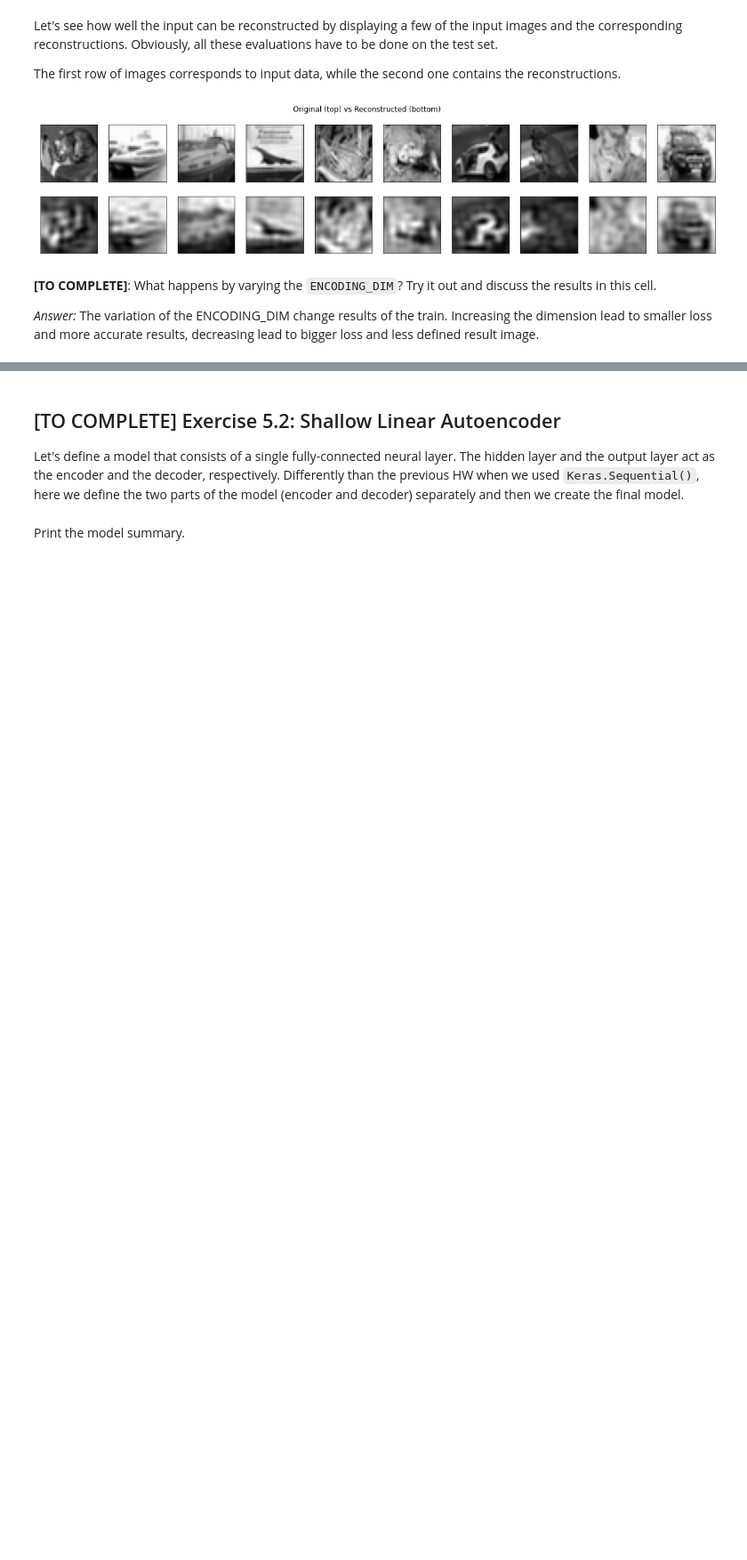
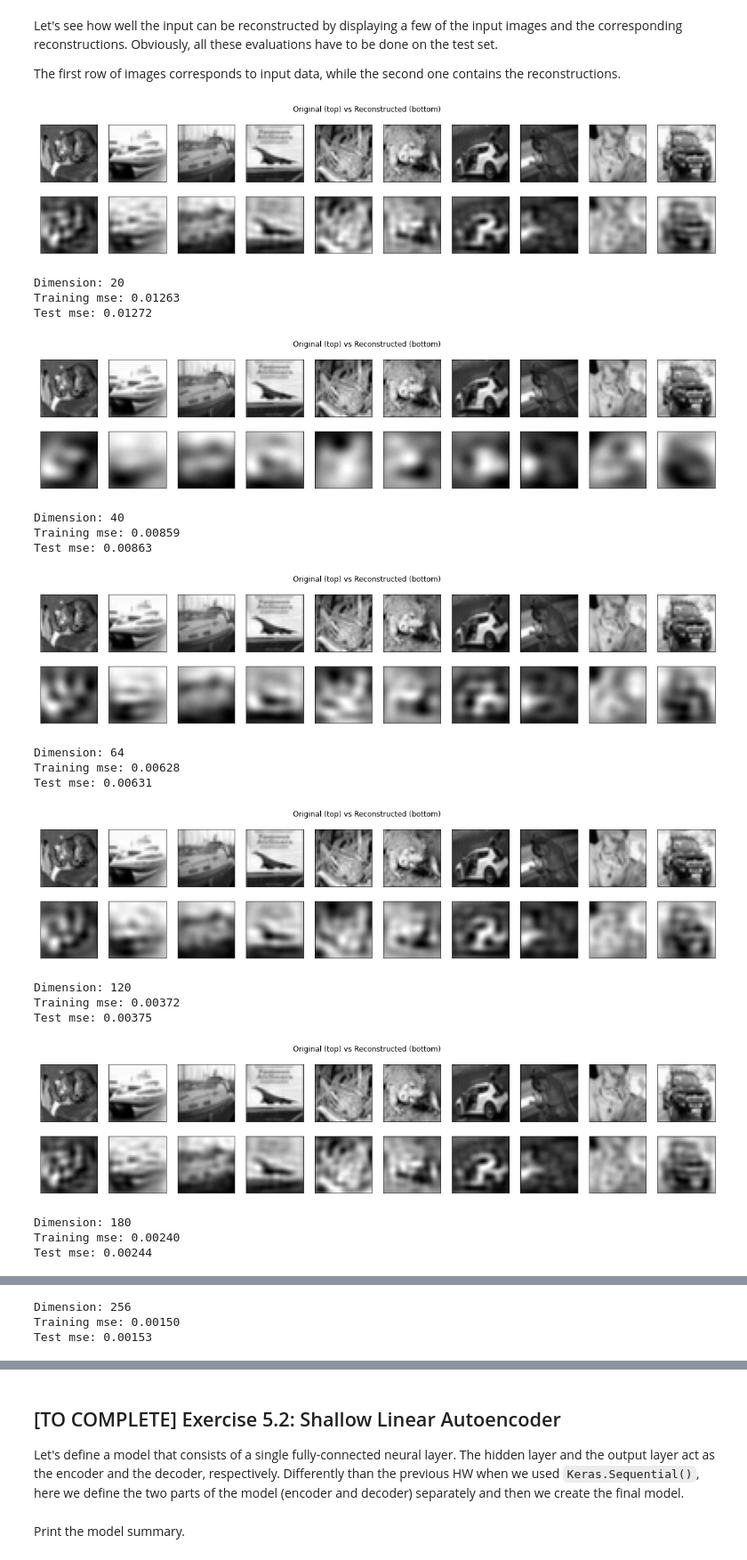
Before and after one commit to GionataGrotto/Deep-Learning, a Jupyter notebook: HW5.ipynb, the cells around one changed output, grey strips where cells are left out. Shown at 89% size. Saved outputs shown, nothing was run; the diff lists cells and outputs as text; code cells hidden in the pictures; blank space fills up the shorter version.

```diff
--- a/HW5.ipynb
+++ b/HW5.ipynb
@@ -109,7 +109,43 @@ The first row of images corresponds to input data, while the second one contains
 plot_img(10, [x_test, x_test_reco], title = "Original (top) vs Reconstructed (bottom)")
 # %% [output]
 [figure]
-# %% [markdown]
-**[TO COMPLETE]**: What happens by varying the `ENCODING_DIM`? Try it out and discuss the results in this cell.
-
-_Answer:_ The variation of the ENCODING_DIM change results of the train. Increasing the dimension lead to smaller loss and more accurate results, decreasing lead to bigger loss and less defined result image.
+# %%
+dimensions = [20, 40, 64, 120, 180, 256, 512]
+
+for dim in dimensions:
+  U_k = SVD(x_train, dim)
+
+  x_training_svd = np.dot(x_train, U_k)
+  x_test_svd = np.dot(x_test, U_k)
+
+  x_training_reco = np.dot(x_training_svd, U_k.T)
+  x_test_reco = np.dot(x_test_svd, U_k.T)
+
+  accuracy_train = ((x_train - x_training_reco)**2).mean()
+  accuracy_test = ((x_test - x_test_reco)**2).mean()
+
+  print('Dimension: {}'.format(str(dim)))
+  print("Training mse: %.5f" % ( accuracy_train))
+  print("Test mse: %.5f" % ( accuracy_test))
+
+  plot_img(10, [x_test, x_test_reco], title = "Original (top) vs Reconstructed (bottom)")
+# %% [output]
+Dimension: 20
+Training mse: 0.01263
+Test mse: 0.01272
+[figure, added]
+Dimension: 40
+Training mse: 0.00859
+Test mse: 0.00863
+[figure, added]
+Dimension: 64
+Training mse: 0.00628
+Test mse: 0.00631
+[figure, added]
+Dimension: 120
+Training mse: 0.00372
+Test mse: 0.00375
+[figure, added]
+Dimension: 180
+Training mse: 0.00240
+Test mse: 0.00244
@@ -115,0 +153,3 @@ _Answer:_ The variation of the ENCODING_DIM change results of the train. Increas
+Dimension: 256
+Training mse: 0.00150
+Test mse: 0.00153
```
Also changed, not shown: parts of 29 cells of this notebook.
